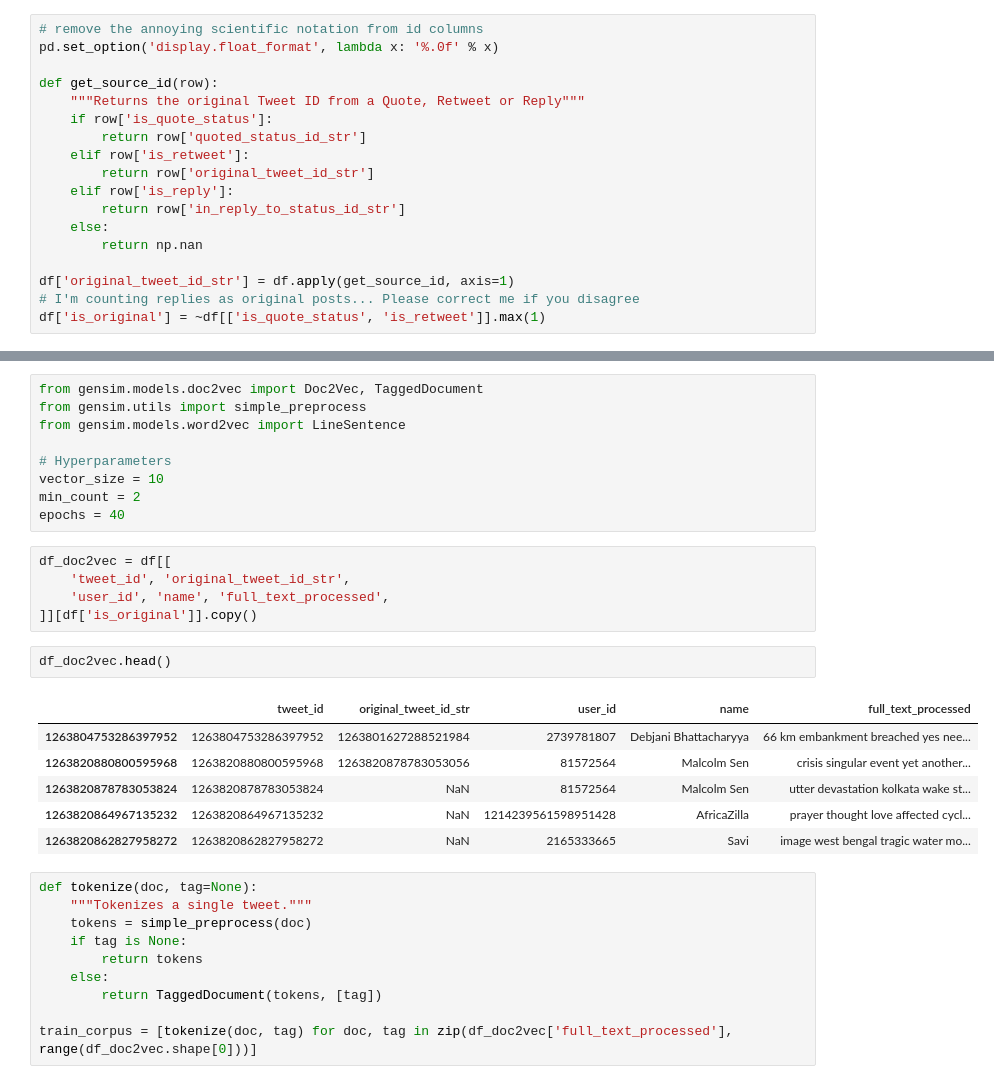
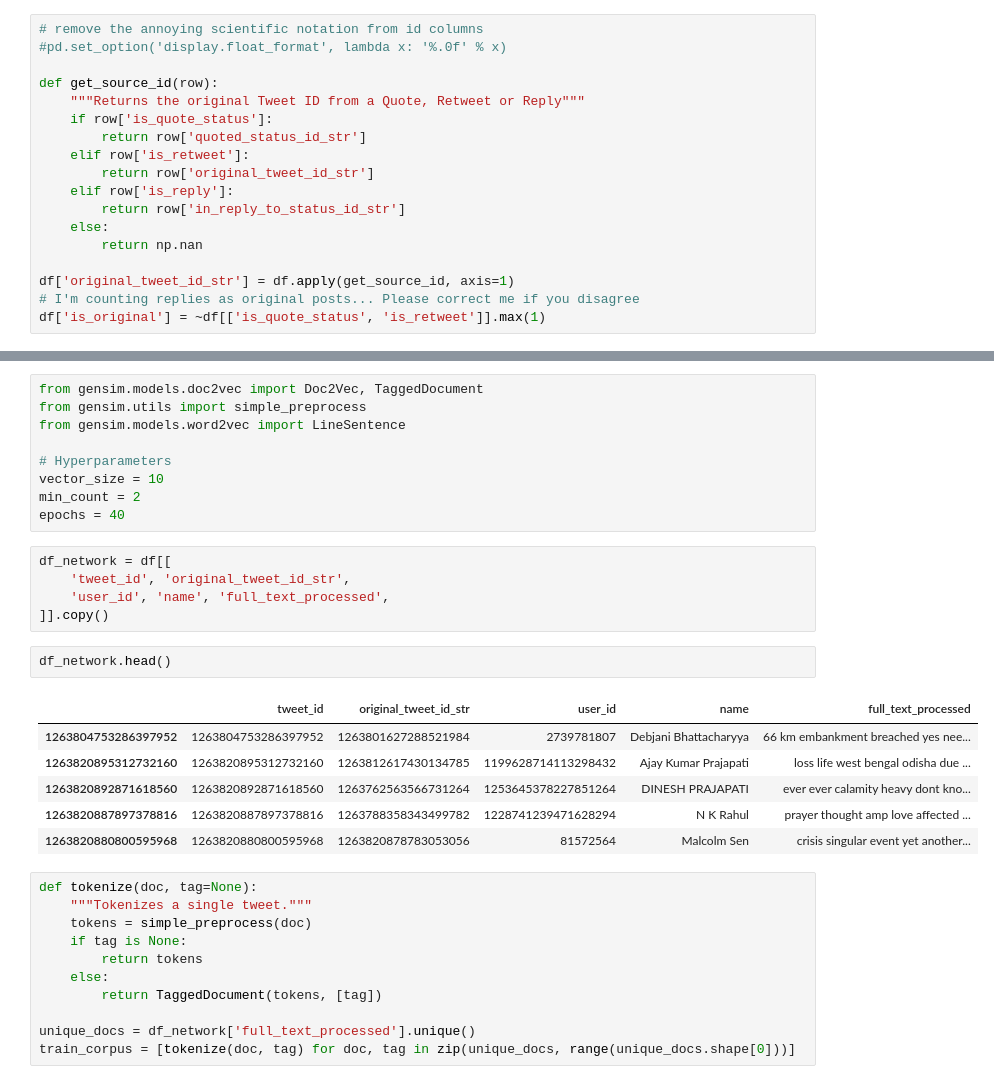
Before and after one commit to ancilcrayton/solve-iwmi, a Jupyter notebook: notebooks/3.0-jf-data-modelling-test.ipynb, the cells around one changed output, grey strips where cells are left out. Cells and saved outputs as stored; diff of their text form.

```diff
--- a/notebooks/3.0-jf-data-modelling-test.ipynb
+++ b/notebooks/3.0-jf-data-modelling-test.ipynb
@@ -32,7 +32,7 @@ df = ed_df[
 ].to_pandas().fillna(np.nan)
 # %%
 # remove the annoying scientific notation from id columns
-pd.set_option('display.float_format', lambda x: '%.0f' % x)
+#pd.set_option('display.float_format', lambda x: '%.0f' % x)
 
 def get_source_id(row):
     """Returns the original Tweet ID from a Quote, Retweet or Reply"""
@@ -180,19 +180,19 @@ vector_size = 10
 min_count = 2
 epochs = 40
 # %%
-df_doc2vec = df[[
+df_network = df[[
     'tweet_id', 'original_tweet_id_str',
     'user_id', 'name', 'full_text_processed',
-]][df['is_original']].copy()
+]].copy()
 # %%
-df_doc2vec.head()
+df_network.head()
 # %% [output]
 |  | tweet_id | original_tweet_id_str | user_id | name | full_text_processed |
 | 1263804753286397952 | 1263804753286397952 | 1263801627288521984 | 2739781807 | Debjani Bhattacharyya | 66 km embankment breached yes nee... |
+| 1263820895312732160 | 1263820895312732160 | 1263812617430134785 | 1199628714113298432 | Ajay Kumar Prajapati | loss life west bengal odisha due ... |
+| 1263820892871618560 | 1263820892871618560 | 1263762563566731264 | 1253645378227851264 | DINESH PRAJAPATI | ever ever calamity heavy dont kno... |
+| 1263820887897378816 | 1263820887897378816 | 1263788358343499782 | 1228741239471628294 | N K Rahul | prayer thought amp love affected ... |
 | 1263820880800595968 | 1263820880800595968 | 1263820878783053056 | 81572564 | Malcolm Sen | crisis singular event yet another... |
-| 1263820878783053824 | 1263820878783053824 | NaN | 81572564 | Malcolm Sen | utter devastation kolkata wake st... |
-| 1263820864967135232 | 1263820864967135232 | NaN | 1214239561598951428 | AfricaZilla | prayer thought love affected cycl... |
-| 1263820862827958272 | 1263820862827958272 | NaN | 2165333665 | Savi | image west bengal tragic water mo... |
 # %%
 def tokenize(doc, tag=None):
     """Tokenizes a single tweet."""
@@ -202,7 +202,8 @@ def tokenize(doc, tag=None):
     else:
         return TaggedDocument(tokens, [tag])
 
-train_corpus = [tokenize(doc, tag) for doc, tag in zip(df_doc2vec['full_text_processed'], range(df_doc2vec.shape[0]))]
+unique_docs = df_network['full_text_processed'].unique()
+train_corpus = [tokenize(doc, tag) for doc, tag in zip(unique_docs, range(unique_docs.shape[0]))]
 # %%
 import logging
 logging.basicConfig(format='%(asctime)s : %(levelname)s : %(message)s', level=logging.INFO)
```
Also changed, not shown: parts of 13 cells of this notebook.
